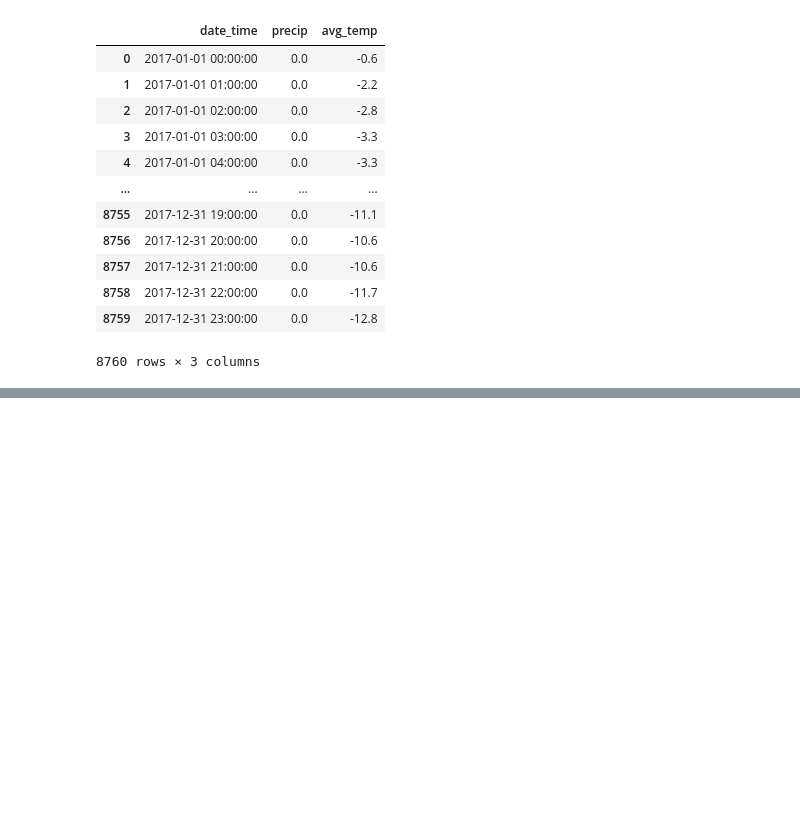
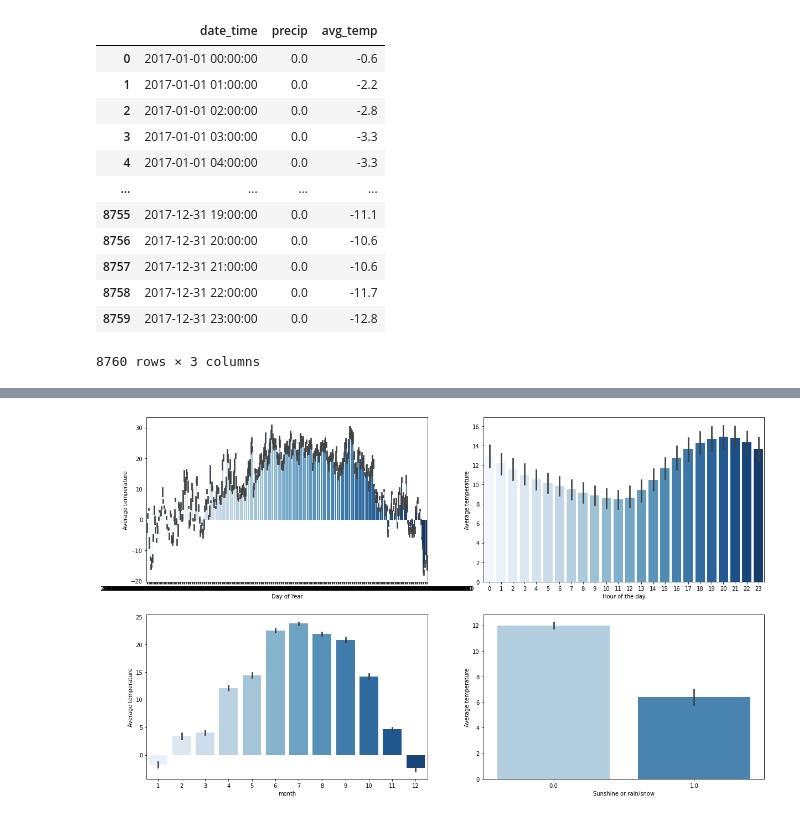
Before and after one commit to OliverSauren/AAA_Stahl, a Jupyter notebook: 1_weather_data.ipynb, the cells around one changed output, grey strips where cells are left out. Cells and saved outputs as stored; diff of their text form; code cells hidden in the pictures; blank space fills up the shorter version.

```diff
--- a/1_weather_data.ipynb
+++ b/1_weather_data.ipynb
@@ -216,8 +235,9 @@ falldates.iloc[5477:5485]
 | 5483 | 2017-08-17 11:00:00 | 1.0 | NaN |
 | 5484 | 2017-08-17 12:00:00 | 1.0 | 23.3 |
 # %%
-#its safe to say that i can easily interpolate with more than 1 limit!
-final_df = falldates.interpolate(method='index', limit=1)
+#its safe to say that i can easily interpolate with more than 1 limit!(since it affect only two indivudual cases
+#where die data before and after looks good enough.)
+final_df = falldates.interpolate(method='index', limit=3)
 final_df
 # %% [output]
 |  | date_time | precip | avg_temp |
@@ -235,0 +267,5 @@ final_df
+# %%
+#timestamp formatieren und precip nach hinten verschieben
+final_df['date_time']=pd.to_datetime(final_df['date_time'])
+final_df=final_df[['date_time','avg_temp','precip']]
+final_df
@@ -235,0 +286,6 @@ final_df
+# %%
+# hier die timestamps abbrunden um gleich zusammenzufuehren
+#also den datensatz ein bissche erweitern
+final_df.loc[:,'hour']=final_df['date_time'].apply(lambda h :h.hour)
+final_df.loc[:,'day']=final_df['date_time'].apply(lambda d :d.day)
+final_df.loc[:,'month']=final_df['date_time'].apply(lambda m :m.month)
@@ -235,0 +303,3 @@ final_df
+# %%
+#das ist nur um die folgenden plots zu erstellen:
+final_df['date']=final_df['date_time'].apply(lambda d: pd.to_datetime(d).floor('d'))
@@ -235,0 +312,22 @@ final_df
+# %%
+##hier nur mal die wetter daten genauer angeguckt und online verglichen, sieht alles top aus, also korrekt!
+
+f, axes=plt.subplots(2,2, figsize=(20,12))
+
+#color palettes: 'crest', 'Blues', 'YlOrBr'
+
+days_plot=sns.barplot(x='date',y='avg_temp',data=final_df,ax=axes[0][0],palette='Blues')
+days_plot.set(xlabel='Day of Year', ylabel='Average temperature')
+
+time_plot=sns.barplot(x='hour',y='avg_temp',data=final_df,ax=axes[0][1],palette='Blues')
+time_plot.set(xlabel='Hour of the day', ylabel='Average temperature')
+
+month_plot=sns.barplot(x='month',y='avg_temp',data=final_df,ax=axes[1][0],palette='Blues')
+month_plot.set(xlabel='month', ylabel='Average temperature')
+
+rain_plot=sns.barplot(x='precip',y='avg_temp',data=final_df,ax=axes[1][1],palette='Blues')
+rain_plot.set(xlabel='Sunshine or rain/snow', ylabel='Average temperature')
+
+plt.show()
+# %% [output]
+[figure, added]
```
Also changed, not shown: parts of 29 cells of this notebook, 1 other file.
